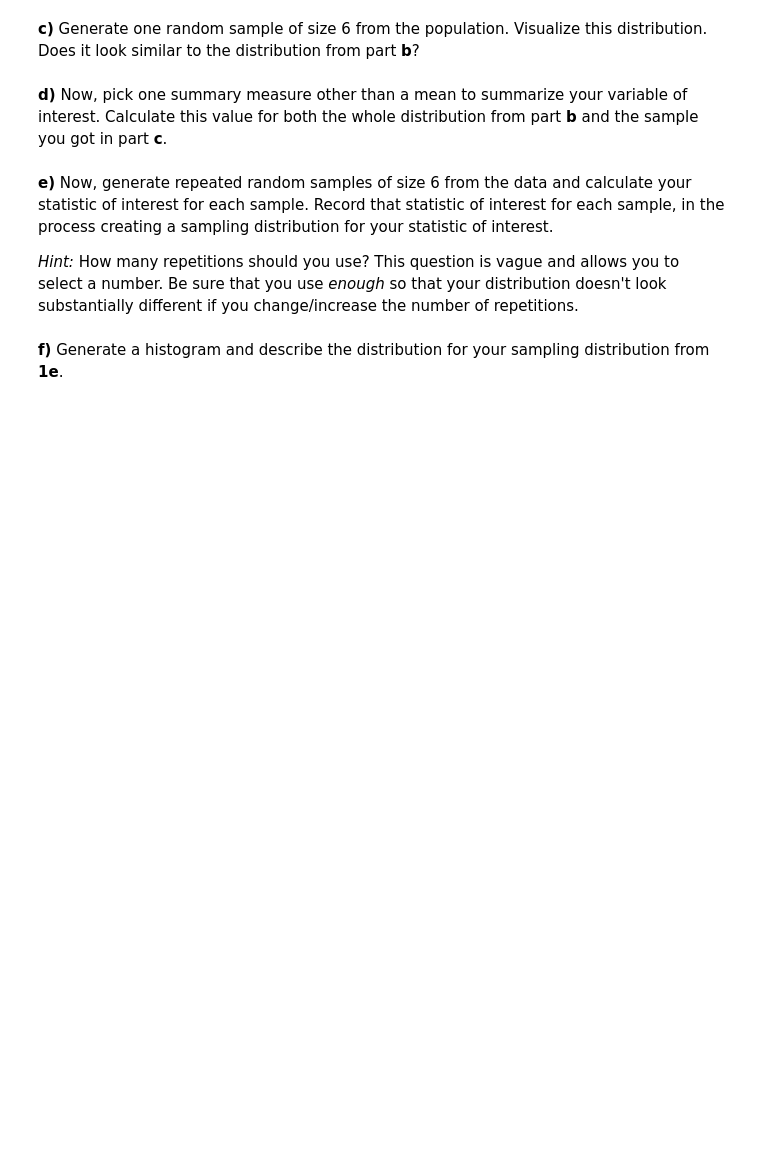
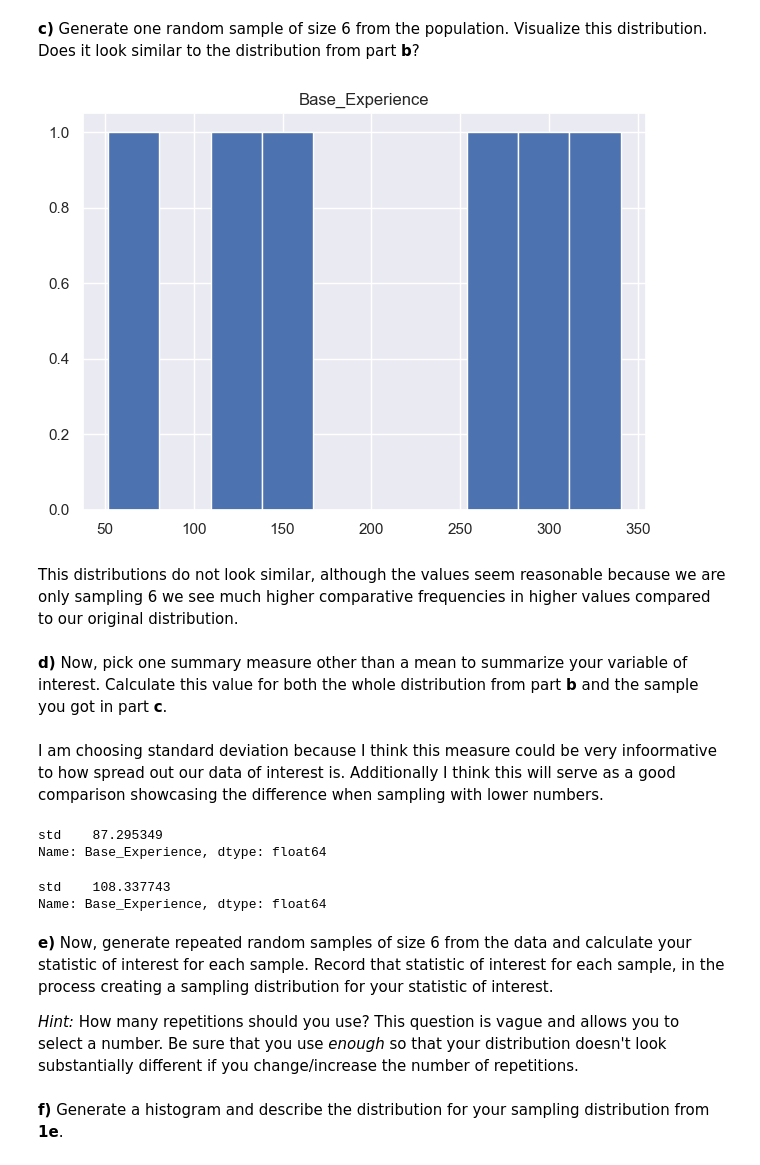
Before and after one commit to MatthewMandhyan/Stat207_clone, a Jupyter notebook: lab_05/lab_05.ipynb, the cells around one changed output. Cells and saved outputs as stored; diff of their text form; code cells hidden in the pictures; blank space fills up the shorter version.

```diff
--- a/lab_05/lab_05.ipynb
+++ b/lab_05/lab_05.ipynb
@@ -85,7 +109,28 @@ In this first question, we will generate a sampling distribution for 6 Pokemon t
 # %% [markdown]
 **c)** Generate one random sample of size 6 from the population.  Visualize this distribution.  Does it look similar to the distribution from part **b**?
+# %%
+sample6 = df[["Base_Experience"]].dropna().sample(n=6, random_state=1)
+sample6.hist(column='Base_Experience')
+plt.tight_layout()
+plt.show()
+# %% [output]
+[figure, added]
+# %% [markdown]
+This distributions do not look similar, although the values seem reasonable because we are only sampling 6 we see much higher comparative frequencies in higher values compared to our original distribution.
 # %% [markdown]
 **d)** Now, pick one summary measure other than a mean to summarize your variable of interest.  Calculate this value for both the whole distribution from part **b** and the sample you got in part **c**.
+# %% [markdown]
+I am choosing standard deviation because I think this measure could be very infoormative to how spread out our data of interest is. Additionally I think this will serve as a good comparison showcasing the difference when sampling with lower numbers.
+# %%
+df['Base_Experience'].agg(['std'])
+# %% [output]
+std    87.295349
+Name: Base_Experience, dtype: float64
+# %%
+sample6['Base_Experience'].agg(['std'])
+# %% [output]
+std    108.337743
+Name: Base_Experience, dtype: float64
 # %% [markdown]
 **e)** Now, generate repeated random samples of size 6 from the data and calculate your statistic of interest for each sample.  Record that statistic of interest for each sample, in the process creating a sampling distribution for your statistic of interest.
 
```
Also changed, not shown: parts of 10 cells of this notebook.
